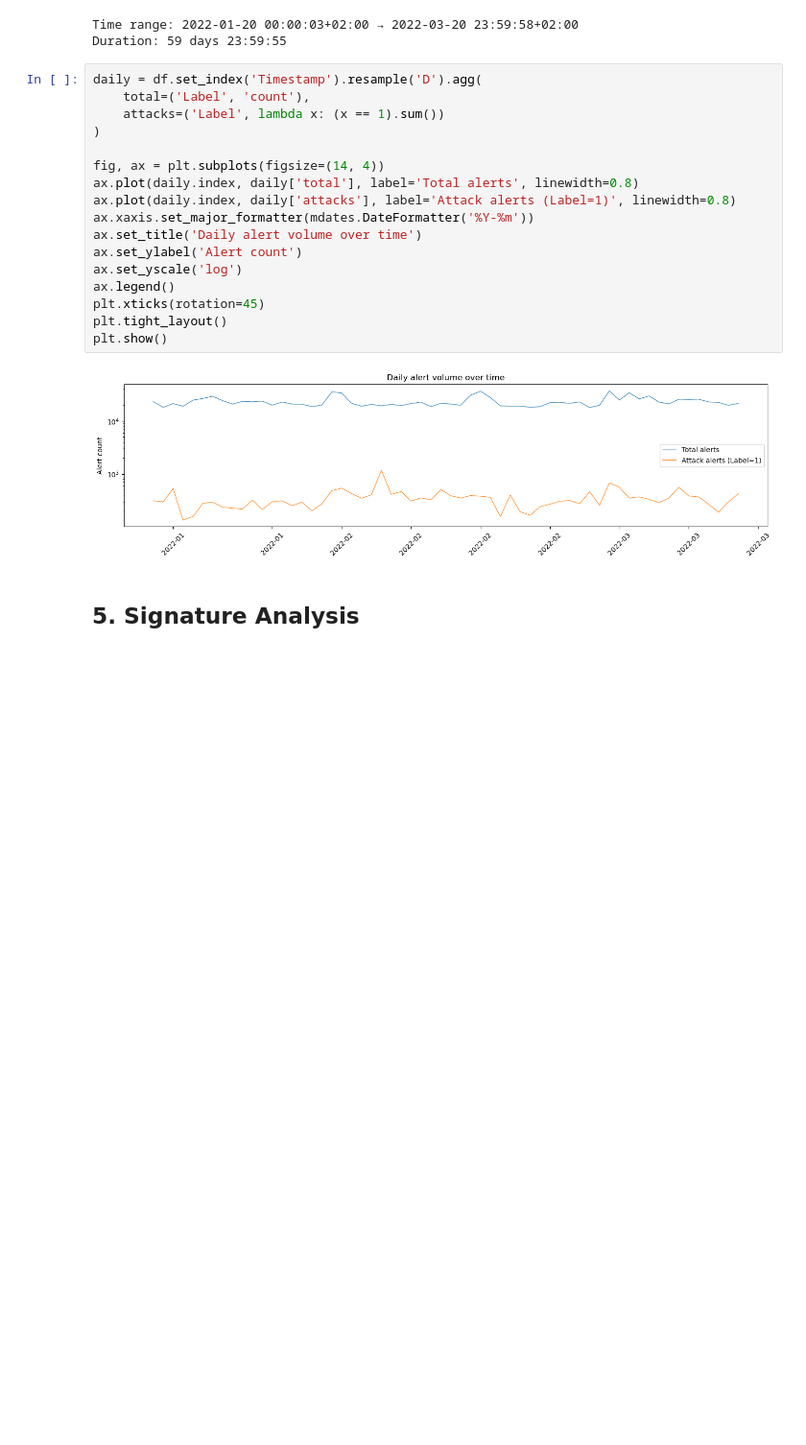
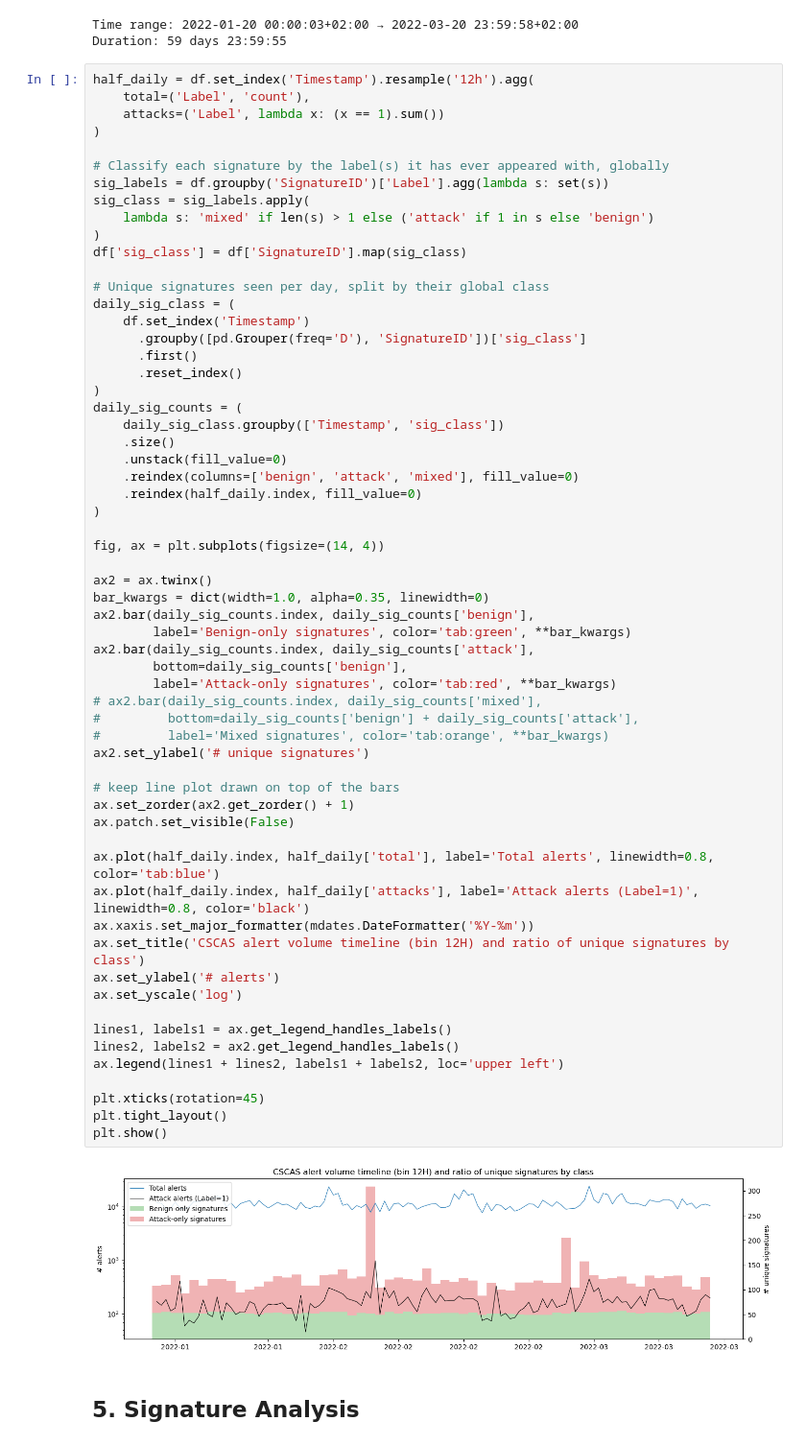
Before and after one commit to annaneliaa/msc-thesis, a Jupyter notebook: src/thesis/notebooks/inspect_cscas_dataset.ipynb, the cells around one changed output. Shown at 96% size. Drawn from its saved outputs; the diff is of its cells as text; blank space fills up the shorter version.

```diff
--- a/src/thesis/notebooks/inspect_cscas_dataset.ipynb
+++ b/src/thesis/notebooks/inspect_cscas_dataset.ipynb
@@ -167,24 +167,67 @@ print(f'Duration: {df["Timestamp"].max() - df["Timestamp"].min()}')
 Time range: 2022-01-20 00:00:03+02:00 → 2022-03-20 23:59:58+02:00
 Duration: 59 days 23:59:55
 # %%
-daily = df.set_index('Timestamp').resample('D').agg(
+half_daily = df.set_index('Timestamp').resample('12h').agg(
     total=('Label', 'count'),
     attacks=('Label', lambda x: (x == 1).sum())
 )
 
+# Classify each signature by the label(s) it has ever appeared with, globally
+sig_labels = df.groupby('SignatureID')['Label'].agg(lambda s: set(s))
+sig_class = sig_labels.apply(
+    lambda s: 'mixed' if len(s) > 1 else ('attack' if 1 in s else 'benign')
+)
+df['sig_class'] = df['SignatureID'].map(sig_class)
+
+# Unique signatures seen per day, split by their global class
+daily_sig_class = (
+    df.set_index('Timestamp')
+      .groupby([pd.Grouper(freq='D'), 'SignatureID'])['sig_class']
+      .first()
+      .reset_index()
+)
+daily_sig_counts = (
+    daily_sig_class.groupby(['Timestamp', 'sig_class'])
+    .size()
+    .unstack(fill_value=0)
+    .reindex(columns=['benign', 'attack', 'mixed'], fill_value=0)
+    .reindex(half_daily.index, fill_value=0)
+)
+
 fig, ax = plt.subplots(figsize=(14, 4))
-ax.plot(daily.index, daily['total'], label='Total alerts', linewidth=0.8)
-ax.plot(daily.index, daily['attacks'], label='Attack alerts (Label=1)', linewidth=0.8)
+
+ax2 = ax.twinx()
+bar_kwargs = dict(width=1.0, alpha=0.35, linewidth=0)
+ax2.bar(daily_sig_counts.index, daily_sig_counts['benign'],
+        label='Benign-only signatures', color='tab:green', **bar_kwargs)
+ax2.bar(daily_sig_counts.index, daily_sig_counts['attack'],
+        bottom=daily_sig_counts['benign'],
+        label='Attack-only signatures', color='tab:red', **bar_kwargs)
+# ax2.bar(daily_sig_counts.index, daily_sig_counts['mixed'],
+#         bottom=daily_sig_counts['benign'] + daily_sig_counts['attack'],
+#         label='Mixed signatures', color='tab:orange', **bar_kwargs)
+ax2.set_ylabel('# unique signatures')
+
+# keep line plot drawn on top of the bars
+ax.set_zorder(ax2.get_zorder() + 1)
+ax.patch.set_visible(False)
+
+ax.plot(half_daily.index, half_daily['total'], label='Total alerts', linewidth=0.8, color='tab:blue')
+ax.plot(half_daily.index, half_daily['attacks'], label='Attack alerts (Label=1)', linewidth=0.8, color='black')
 ax.xaxis.set_major_formatter(mdates.DateFormatter('%Y-%m'))
-ax.set_title('Daily alert volume over time')
-ax.set_ylabel('Alert count')
+ax.set_title('CSCAS alert volume timeline (bin 12H) and ratio of unique signatures by class')
+ax.set_ylabel('# alerts')
 ax.set_yscale('log')
-ax.legend()
+
+lines1, labels1 = ax.get_legend_handles_labels()
+lines2, labels2 = ax2.get_legend_handles_labels()
+ax.legend(lines1 + lines2, labels1 + labels2, loc='upper left')
+
 plt.xticks(rotation=45)
 plt.tight_layout()
 plt.show()
 # %% [output]
-[figure, old version]
+[figure, new version]
 # %% [markdown]
 ## 5. Signature Analysis
 # %%
```
Also changed, not shown: 13 other files.
